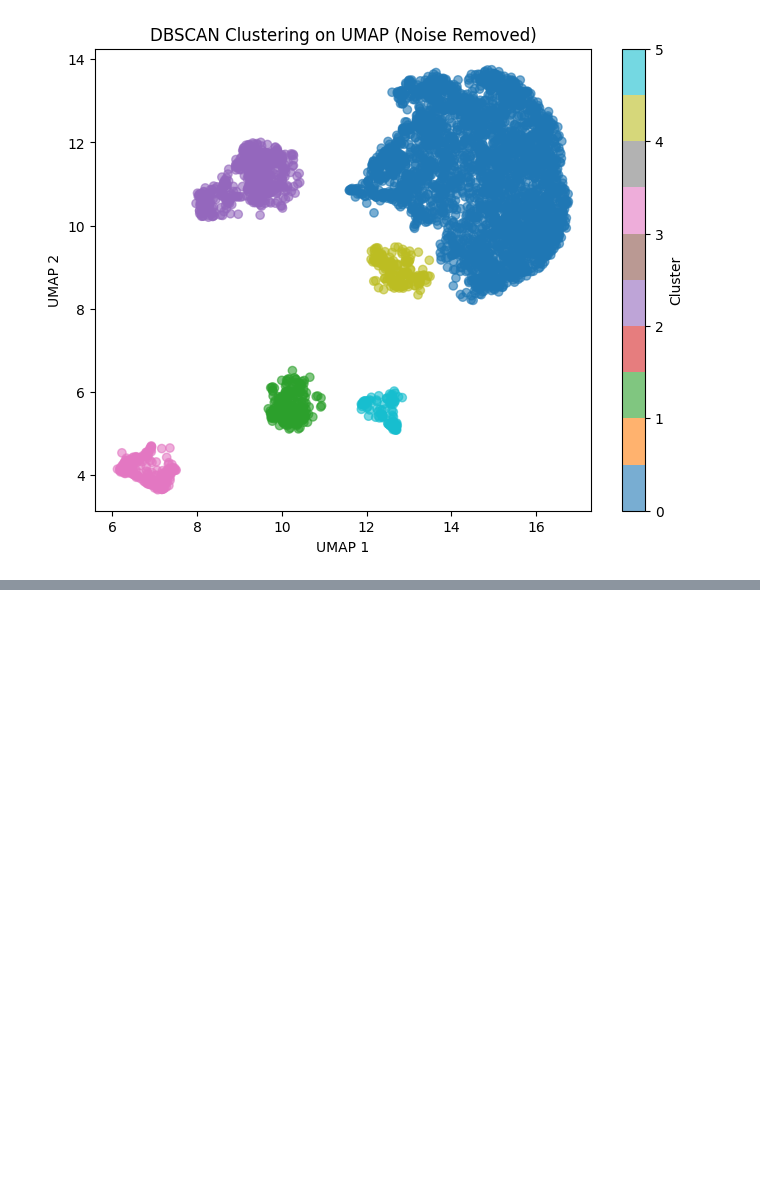
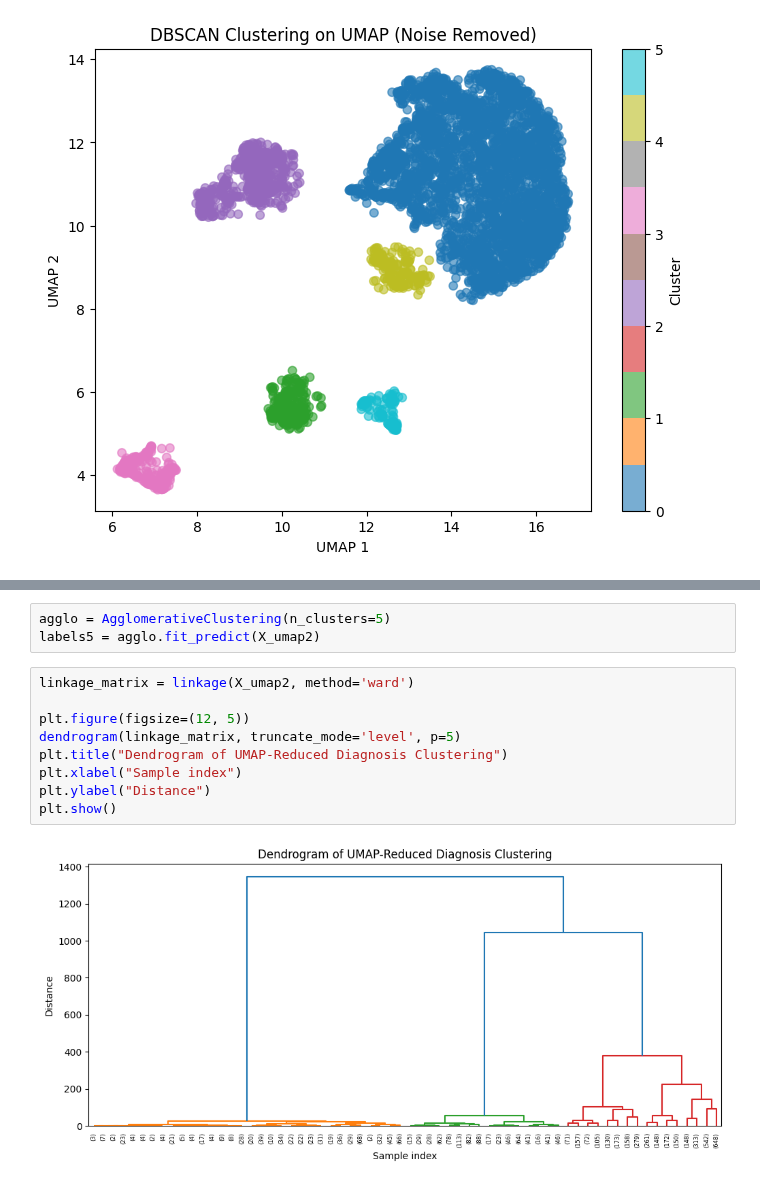
Before and after one commit to samroska/milestone-2-siads-696, a Jupyter notebook: Notebook1.ipynb, the cells around one changed output, grey strips where cells are left out. Drawn from its saved outputs; the diff is of its cells as text; blank space fills up the shorter version.

Commit message:
add: dendrogram

```diff
--- a/Notebook1.ipynb
+++ b/Notebook1.ipynb
@@ -254,0 +279,14 @@ plt.show()
+# %%
+agglo = AgglomerativeClustering(n_clusters=5)
+labels5 = agglo.fit_predict(X_umap2)
+# %%
+linkage_matrix = linkage(X_umap2, method='ward')
+
+plt.figure(figsize=(12, 5))
+dendrogram(linkage_matrix, truncate_mode='level', p=5)
+plt.title("Dendrogram of UMAP-Reduced Diagnosis Clustering")
+plt.xlabel("Sample index")
+plt.ylabel("Distance")
+plt.show()
+# %% [output]
+[figure, added]
```
Also changed, not shown: parts of 10 cells of this notebook.
